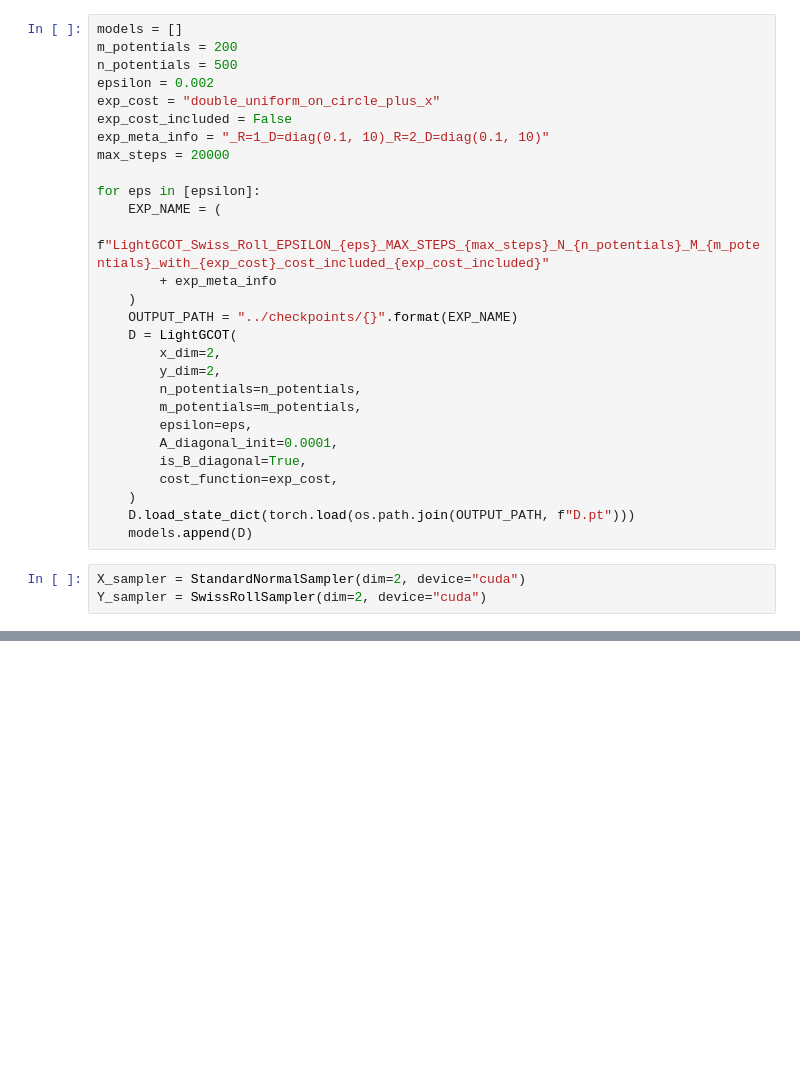
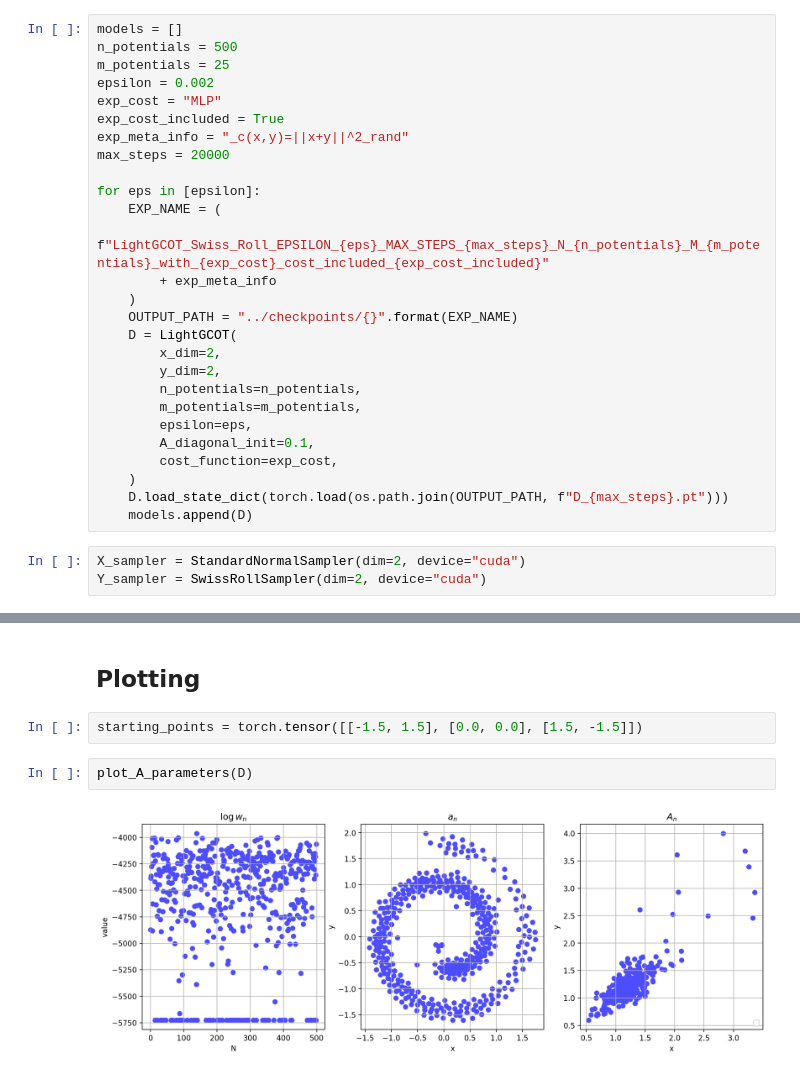
Before and after one commit to MuXauJl11110/EBiEOT, a Jupyter notebook: notebooks/swiss_roll_plot.ipynb, the cells around one changed output, grey strips where cells are left out. Drawn from its saved outputs; the diff is of its cells as text; blank space fills up the shorter version.

```diff
--- a/notebooks/swiss_roll_plot.ipynb
+++ b/notebooks/swiss_roll_plot.ipynb
@@ -20,11 +23,11 @@ device
 # %%
 models = []
-m_potentials = 200
 n_potentials = 500
+m_potentials = 25
 epsilon = 0.002
-exp_cost = "double_uniform_on_circle_plus_x"
-exp_cost_included = False
-exp_meta_info = "_R=1_D=diag(0.1, 10)_R=2_D=diag(0.1, 10)"
+exp_cost = "MLP"
+exp_cost_included = True
+exp_meta_info = "_c(x,y)=||x+y||^2_rand"
 max_steps = 20000
 
 for eps in [epsilon]:
@@ -39,11 +42,10 @@ for eps in [epsilon]:
         n_potentials=n_potentials,
         m_potentials=m_potentials,
         epsilon=eps,
-        A_diagonal_init=0.0001,
-        is_B_diagonal=True,
+        A_diagonal_init=0.1,
         cost_function=exp_cost,
     )
-    D.load_state_dict(torch.load(os.path.join(OUTPUT_PATH, f"D.pt")))
+    D.load_state_dict(torch.load(os.path.join(OUTPUT_PATH, f"D_{max_steps}.pt")))
     models.append(D)
 # %%
 X_sampler = StandardNormalSampler(dim=2, device="cuda")
@@ -146,0 +57,8 @@ fig.tight_layout(pad=0.1)
+# %% [markdown]
+## Plotting
+# %%
+starting_points = torch.tensor([[-1.5, 1.5], [0.0, 0.0], [1.5, -1.5]])
+# %%
+plot_A_parameters(D)
+# %% [output]
+[figure, added]
```
Also changed, not shown: parts of 8 cells of this notebook, 4 other files.
